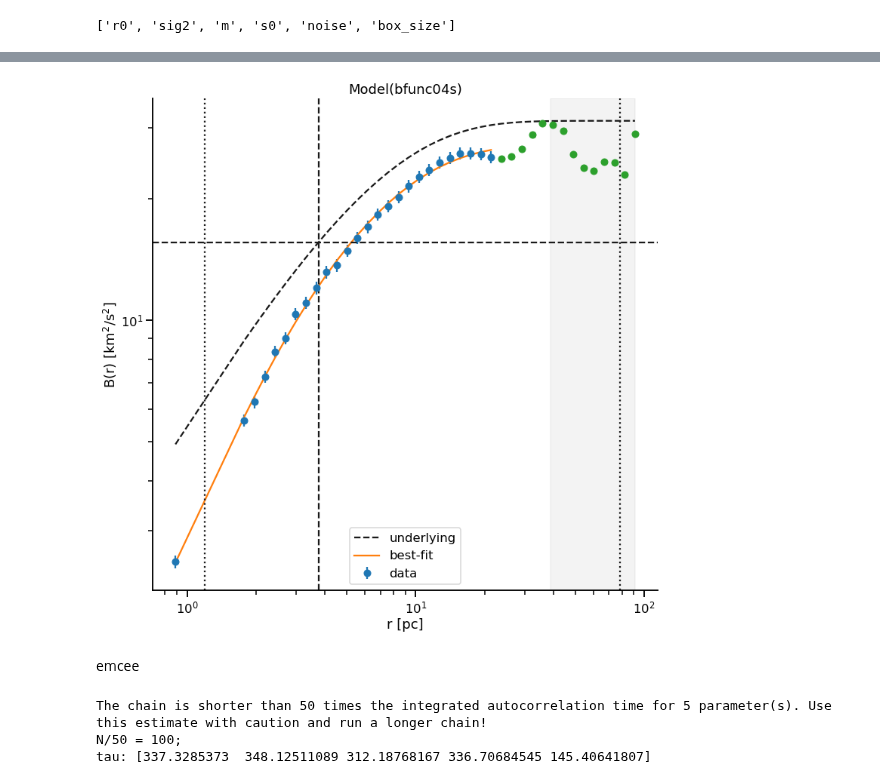
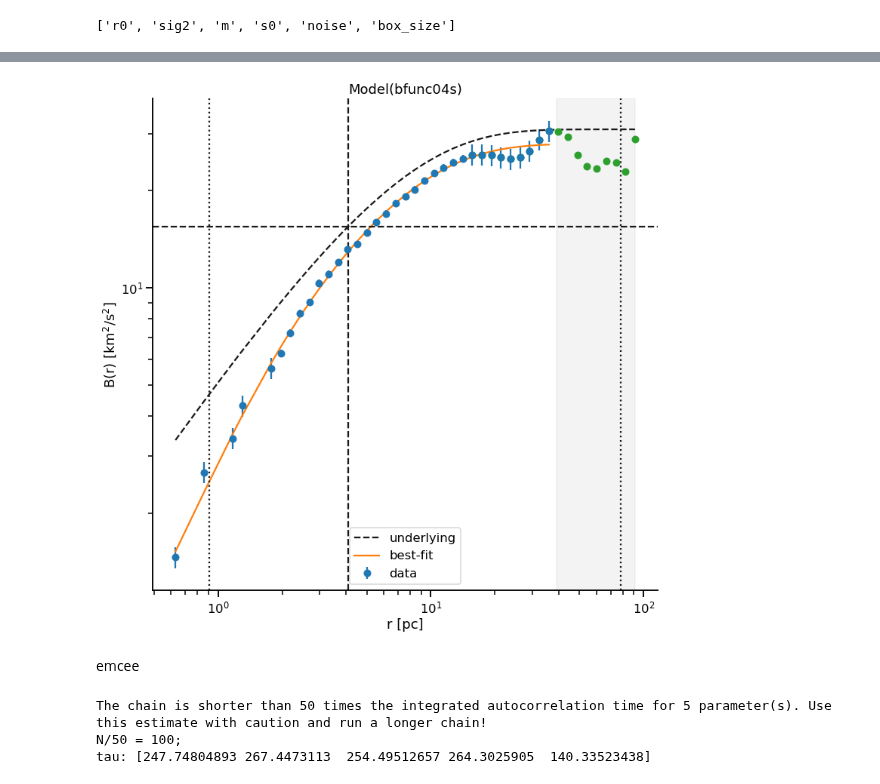
Before and after one commit to JavGVastro/PhD.Paper, a Jupyter notebook: CIHX.ipynb, the cells around one changed output, grey strips where cells are left out. Drawn from its saved outputs; the diff is of its cells as text; code cells hidden in the pictures.

```diff
--- a/CIHX.ipynb
+++ b/CIHX.ipynb
@@ -36,10 +43,9 @@ pc_per_arcsec = pc
 # %%
-# Merge first K points
-K = 3
-r[K] = np.mean(r[:K])
-B[K] = np.mean(B[:K])
-r = r[K:]
-B = B[K:]
+# K = 3
+# r[K] = np.mean(r[:K])
+# B[K] = np.mean(B[:K])
+# r = r[K:]
+# B = B[K:]
 # %%
 model = lmfit.Model(bfunc.bfunc04s)
 model.param_names
@@ -56,7 +62,9 @@ model.set_param_hint("sig2", value=0.5 * B.max(), min=0.25 * B.max(), max=2 * B.
 model.set_param_hint("m", value=1.0, min=0.5, max=2.0)
 
 # Seeing RMS between 0.1 and 1.5 arcsec
-model.set_param_hint("s0", value=0.5 * pc_per_arcsec, min=0.1 * pc_per_arcsec, max=1.5 * pc_per_arcsec)
+model.set_param_hint(
+    "s0", value=0.5 * pc_per_arcsec, min=0.1 * pc_per_arcsec, max=1.5 * pc_per_arcsec
+)
 
 # Noise cannot be much larger than smallest B(r)
 model.set_param_hint("noise", value=0.5 * B.min(), min=0.0, max=3 * B.min())
@@ -73,12 +81,12 @@ pd.DataFrame(model.param_hints)
 | vary | NaN | NaN | NaN | NaN | NaN | False |
 # %%
-relative_uncertainty = 0.035
+relative_uncertainty = 0.025
 weights = 1.0 / (relative_uncertainty * B)
-large_scale = r > 0.275 * box_size
+large_scale = r > 0.2 * box_size
 weights[large_scale] /= 3.0
-#weights[:3] /= 3.0
+weights[:5] /= 3.0
 # %%
-to_fit = ~large_scale
+to_fit = r <= 0.5 * box_size
 result = model.fit(B[to_fit], weights=weights[to_fit], r=r[to_fit])
 # %%
 result
@@ -116,36 +124,38 @@ Correlations (unreported correlations are < 0.100)
 # %%
 fig, ax = plt.subplots(figsize=(12, 12))
 
 # Plot the underlying model without instrumental effects
-Bu = bfunc.bfunc00s(r, result.params["r0"].value, result.params["sig2"].value, result.params["m"].value)
+Bu = bfunc.bfunc00s(
+    r, result.params["r0"].value, result.params["sig2"].value, result.params["m"].value
+)
 ax.plot(r, Bu, color="k", linestyle="dashed", label="underlying")
 
 # Plot the fit results
 result.plot_fit(ax=ax)
 
 # Add in the points not included in fit
 ax.plot(r[large_scale], B[large_scale], "o")
 
 # Dotted lines for 2 x rms seeing and for box size
 ax.axvline(2 * result.params["s0"].value, color="k", linestyle="dotted")
 ax.axvline(result.params["box_size"].value, color="k", linestyle="dotted")
 
 # Dashed lines for best-fit r0 and sig2
 ax.axvline(result.params["r0"].value, color="k", linestyle="dashed")
 ax.axhline(result.params["sig2"].value, color="k", linestyle="dashed")
 
 # Gray box to indicate the large scale values that are excluded from the fit
 ax.axvspan(result.params["box_size"].value / 2, r[-1], color="k", alpha=0.05, zorder=-1)
 
 ax.set(
-    xscale = "log",
-    yscale = "log",
-    xlabel = "r [pc]",
-    ylabel = r"B(r) [km$^{2}$/s$^{2}$]",
+    xscale="log",
+    yscale="log",
+    xlabel="r [pc]",
+    ylabel=r"B(r) [km$^{2}$/s$^{2}$]",
 )
-sns.despine();
+sns.despine()
 # %% [output]
-[figure, old version]
+[figure, new version]
 # %% [markdown]
 emcee
 # %%
@@ -155,13 +166,18 @@ emcee_params = result.params.copy()
 # emcee_params.add('__lnsigma', value=np.log(0.1), min=np.log(0.001), max=np.log(2.0))
 # %%
 result_emcee = model.fit(
-    data=B[to_fit], r=r[to_fit], weights=weights[to_fit], params=emcee_params, method='emcee',
-    nan_policy='omit', fit_kws=emcee_kws,
+    data=B[to_fit],
+    r=r[to_fit],
+    weights=weights[to_fit],
+    params=emcee_params,
+    method="emcee",
+    nan_policy="omit",
+    fit_kws=emcee_kws,
 )
 # %% [output]
 The chain is shorter than 50 times the integrated autocorrelation time for 5 parameter(s). Use this estimate with caution and run a longer chain!
 N/50 = 100;
-tau: [337.3285373  348.12511089 312.18768167 336.70684545 145.40641807]
+tau: [247.74804893 267.4473113  254.49512657 264.3025905  140.33523438]
 # %%
 result_emcee
 # %% [output]
```
Also changed, not shown: parts of 20 cells of this notebook, 3 other files.
